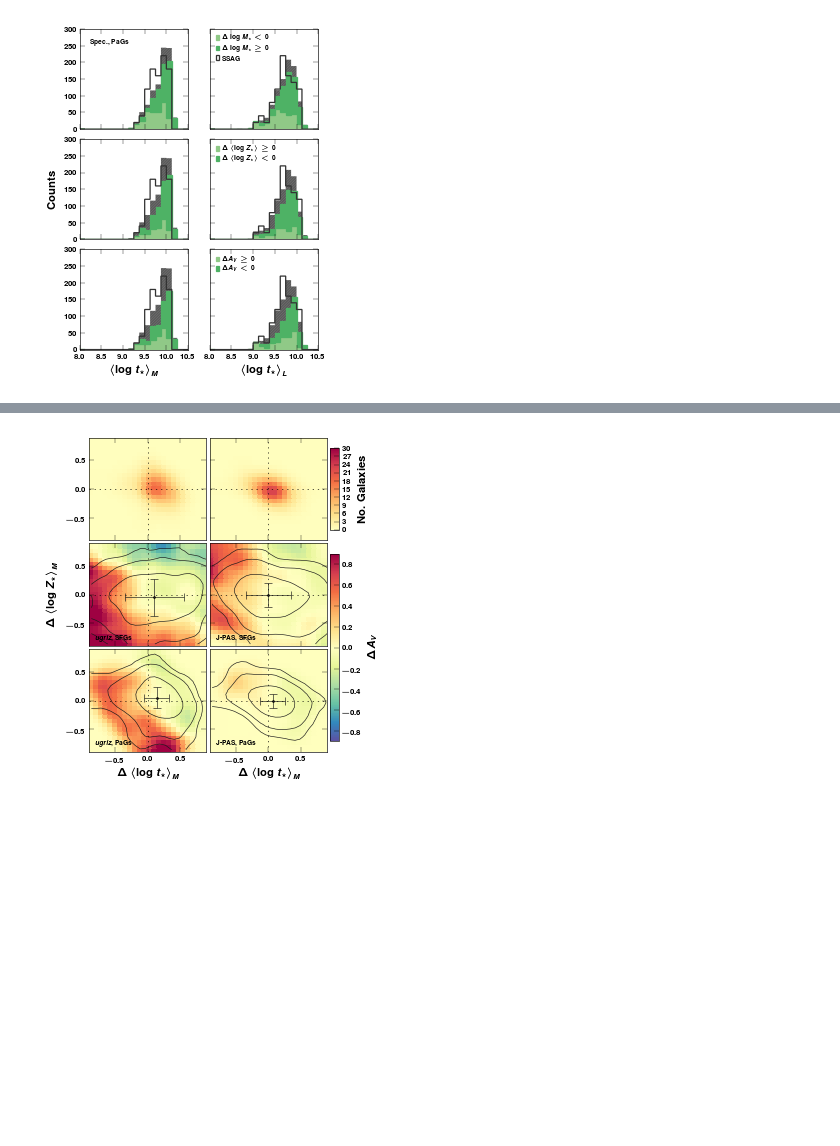
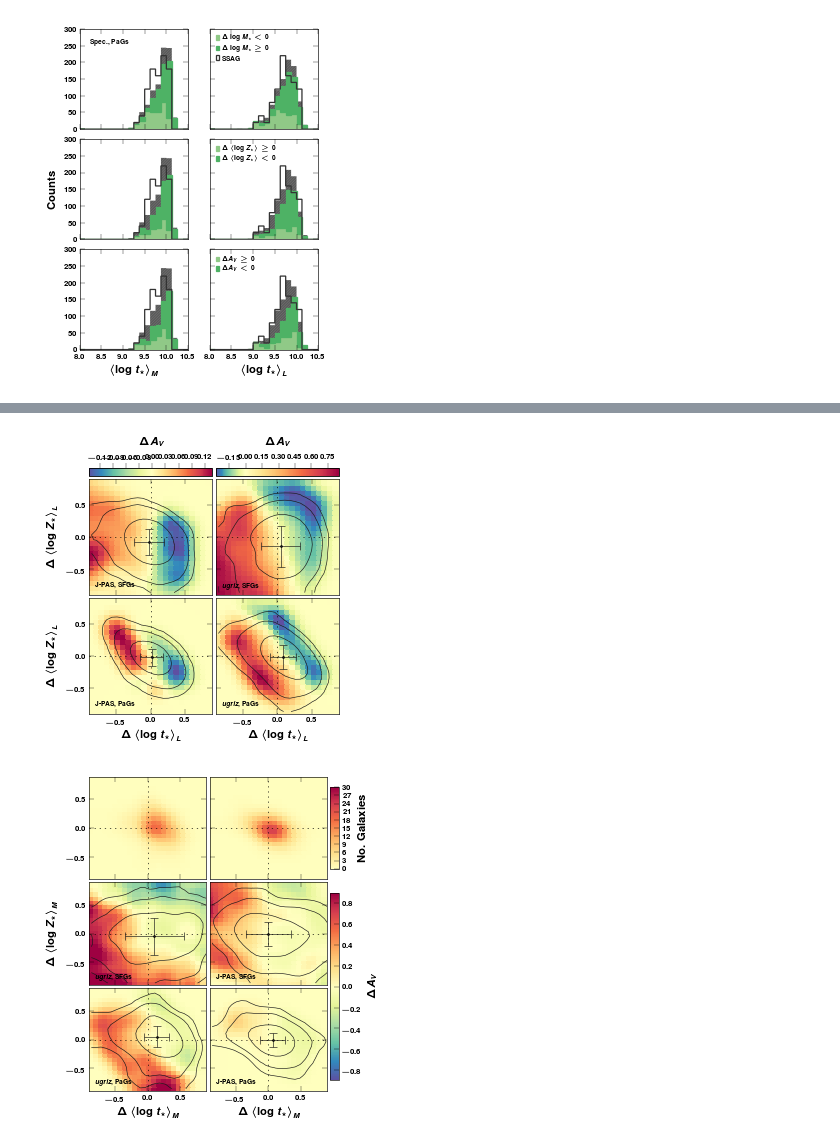
Before and after one commit to ajmejia/notebooks, a Jupyter notebook: TTANearbyUniverseCB13.ipynb, the cells around one changed output, grey strips where cells are left out. Saved outputs shown, nothing was run; the diff lists cells and outputs as text; code cells hidden in the pictures; blank space fills up the shorter version.

```diff
--- a/TTANearbyUniverseCB13.ipynb
+++ b/TTANearbyUniverseCB13.ipynb
@@ -1040,3 +1110,65 @@ savefig("{}{}".format("img/", name))
+# %%
+residuals = jpas_res, sdss_res
+labels = jpas_lb, sdss_lb
+masks = sfgs, pags
+texts = sfgs_lb, pags_lb
+x, y, z = "log_t_L log_Z_L Av".split()
+nbins = 25
+lm = -0.9, +0.9
+name = "age-ext-met_lw_jpas_sdss_trends"
+#-----------------------------------------------------------------------------------------------------
+fig = figure(figsize=(3.3, 3.3))
+
+ax11 = subplot2grid((21, 20), (1, 0), rowspan=10, colspan=10, xticklabels=[], xlim=lm, ylim=lm)
+ax21 = subplot2grid((21, 20), (11, 0), rowspan=10, colspan=10, xlabel=res_lbs[x], xlim=lm, ylim=lm)
+ax12 = subplot2grid((21, 20), (1, 10), rowspan=10, colspan=10, xticklabels=[], yticklabels=[], xlim=lm, ylim=lm)
+ax22 = subplot2grid((21, 20), (11, 10), rowspan=10, colspan=10, xlabel=res_lbs[x], yticklabels=[], xlim=lm, ylim=lm)
+
+ac1 = subplot2grid((21, 20), (0, 0), colspan=10)
+ac2 = subplot2grid((21, 20), (0, 10), colspan=10)
+
+axs = array([[ax11, ax12], [ax21, ax22]])
+acs = array([ac1, ac2])
+
+fig.tight_layout()
+fig.subplots_adjust(hspace=0.4, wspace=0.4)
+
+rx, ry = last(nbins, lm)
+xe = ye = linspace(rx, ry, nbins)
+for i, j in product(xrange(axs.shape[0]), xrange(axs.shape[1])):
+    mask = (masks[0] if i==0 else masks[1])
+    res = (residuals[0] if j==0 else residuals[1])
+    lbs = "{}, {}".format((labels[0] if j==0 else labels[1]), (texts[0] if i==0 else texts[1]))
+
+    Z = griddata(res[x][mask], res[y][mask], res[z][mask], xe[:-1], ye[:-1], interp="linear")
+    Z = gaussian_filter(Z.filled(0.0), sigma=1.5)
+    ct = axs[i, j].pcolormesh(xe[:-1], ye[:-1], Z, cmap=cm.Spectral_r, edgecolor="face", norm=MidpointNormalize(midpoint=0.0))
+    axs[i, j].axvline(ls=":", color="k", lw=0.5)
+    axs[i, j].axhline(ls=":", color="k", lw=0.5)
+    cb = colorbar(ct, cax=acs[j], orientation="horizontal")
+    cb.set_label(res_lbs[z])
+    acs[j].tick_params(direction="out", bottom=False, top=True, labelbottom=False, labeltop=True)
+    acs[j].xaxis.set_label_position("top")
+
+    sample_data = densitycontour.ScatterData(res[x][mask], res[y][mask])
+    raster = sample_data.rasterize(nbins_x=nbins, nbins_y=nbins, clipping=[last(nbins,lm)]*2)
+    raster.pdf = gaussian_filter(raster.pdf, sigma=1.5)
+    contours = densitycontour.NaiveContourVisualizer(raster, mode="nearest")
+    cont = contours.plot((0.99,0.95,0.68), axes=axs[i,j], colors="0.1", linewidths=0.5)
+    med_x = median(res[x][mask])
+    med_y = median(res[y][mask])
+    dev_x = diff(percentile(res[x][mask], (16,84)))[0]/2.0
+    dev_y = diff(percentile(res[y][mask], (16,84)))[0]/2.0
+    axs[i,j].errorbar(med_x, med_y, dev_y, dev_x, fmt="o", ecolor="0.1", color="0.1", lw=0.5, mew=0.5, ms=1.5)
+    #clabel(cont, fontsize=5, fmt=r"\bf %.2f", inline=True)
+
+    axs[i, j].text(0.05, 0.05, lbs, size=tsize, ha="left", va="bottom", transform=axs[i, j].transAxes)
+    if axs[i, j].is_last_row(): axs[i, j].set_xlabel(res_lbs[x])
+    if axs[i, j].is_first_col(): axs[i, j].set_ylabel(res_lbs[y])
+
+savefig("{}{}".format("img/", name))
+# %% [output]
+[figure, added]
 # %%
 residuals = sdss_res, jpas_res
 labels = sdss_lb, jpas_lb
```
Also changed, not shown: parts of 4 cells of this notebook.
